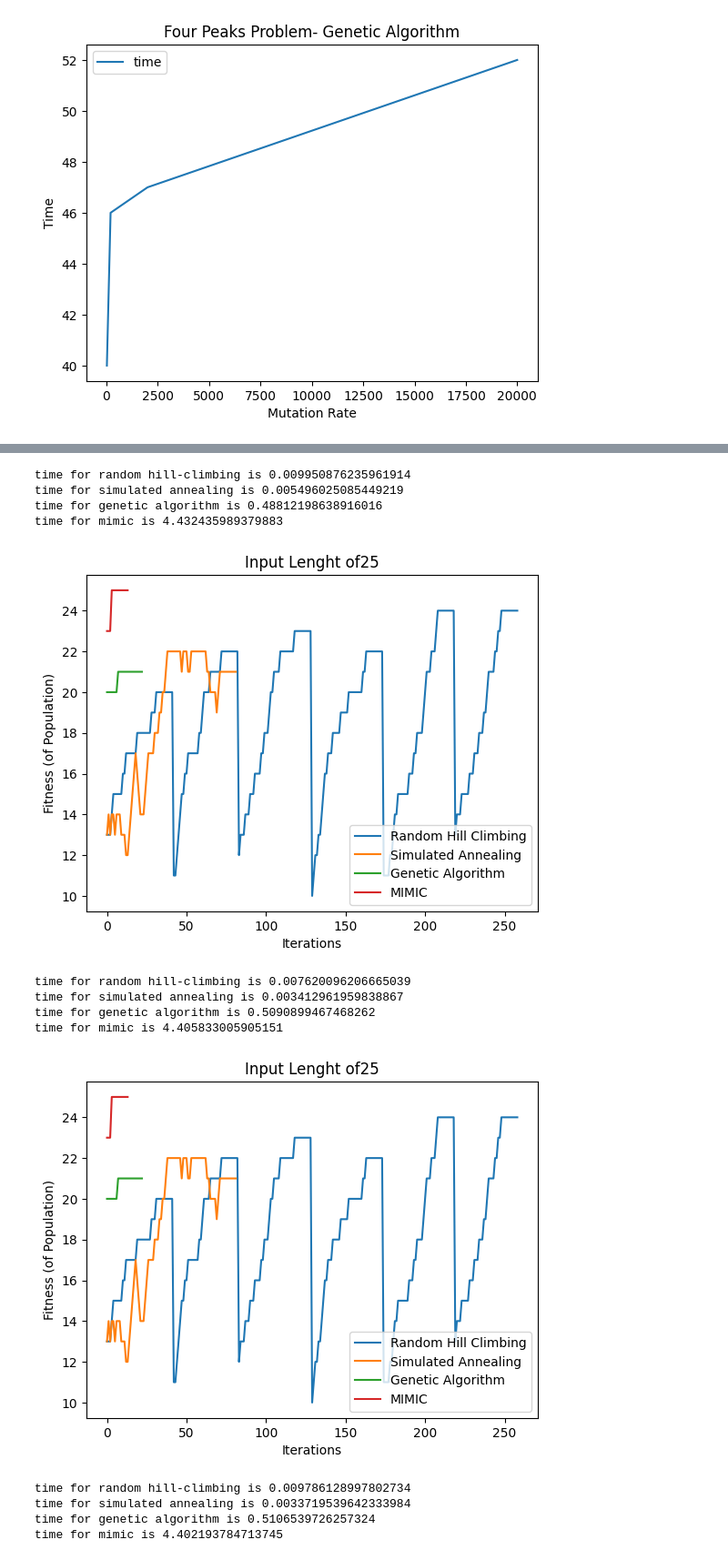
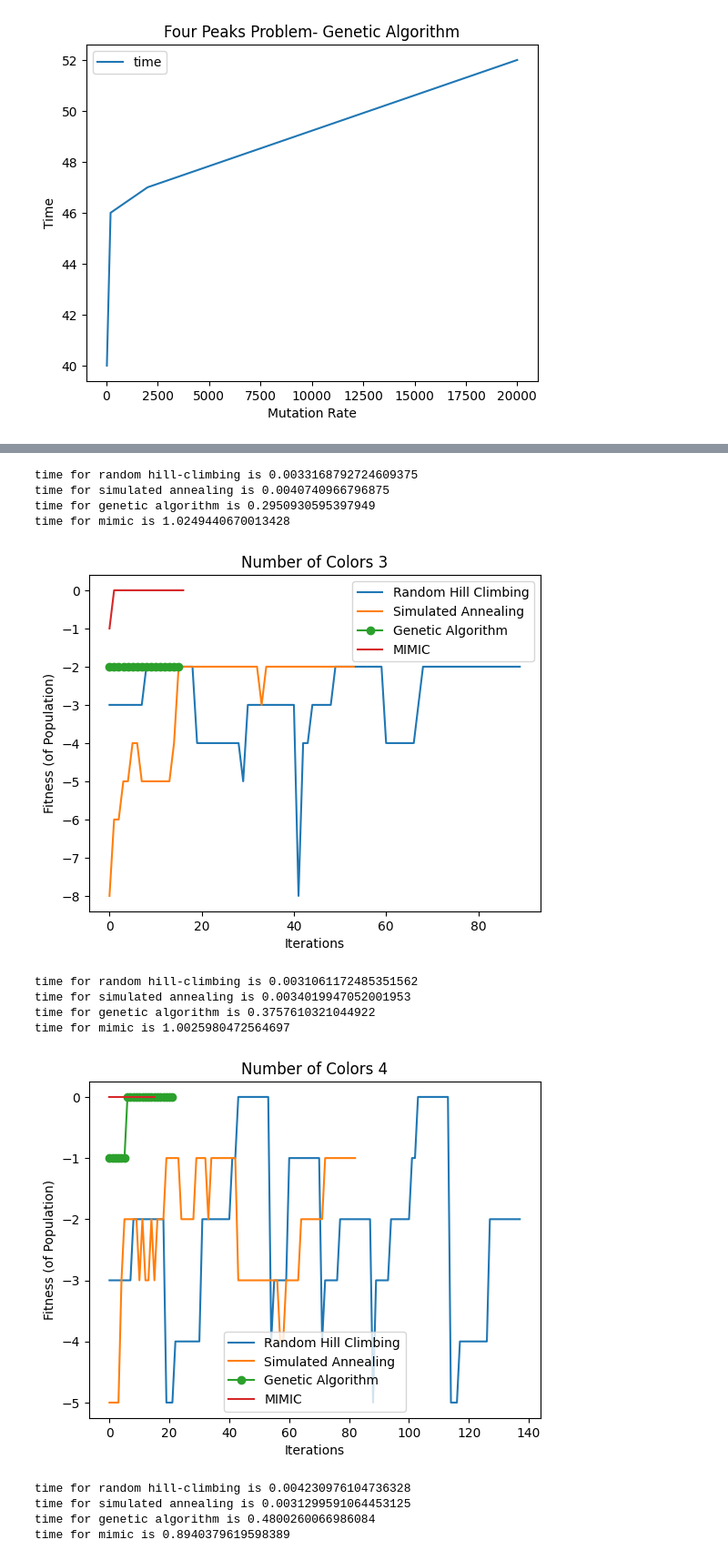
Before and after one commit to staceywies/Nothing-to-see-here, a Jupyter notebook: Randomized Optimization/4RandomSearchAlgs.ipynb, the cells around one changed output, grey strips where cells are left out. Shown at 91% size. Cells and saved outputs as stored; diff of their text form; code cells hidden in the pictures.

```diff
--- a/Randomized Optimization/4RandomSearchAlgs.ipynb
+++ b/Randomized Optimization/4RandomSearchAlgs.ipynb
@@ -31,11 +31,11 @@ for optprob in [optprob1, optprob2, optprob3]:
     time0=time.time()
     [beststaterhc, bestfitrhc, rhccurve]= mlrose.random_hill_climb(optprob, restarts=5, curve=True, random_state=215)
     time1=time.time()
-    [beststatesa, bestfitsa, sacurve]=mlrose.simulated_annealing(optprob, curve=True, random_state=211)
+    [beststatesa, bestfitsa, sacurve]=mlrose.simulated_annealing(optprob, curve=True, random_state=211, max_attempts=optprob.length)
     time2=time.time()
-    [beststatega, bestfitga, gacurve]=mlrose.genetic_alg(optprob, mutation_prob= 0.15, max_attempts= 15, curve=True, random_state=212) #max_attempts= 15,
+    [beststatega, bestfitga, gacurve]=mlrose.genetic_alg(optprob, mutation_prob= 0.1, max_attempts= 15, curve=True, random_state=212) #max_attempts= 15,
     time3=time.time()
-    [beststatemimic, bestfitmimic, mimiccurve]=mlrose.mimic(optprob,  curve=True, random_state=212) #max_attempts=15,
+    [beststatemimic, bestfitmimic, mimiccurve]=mlrose.mimic(optprob,  curve=True, random_state=212, max_attempts=15) #max_attempts=15,
     time4=time.time()
 
     #Graph it
@@ -155,7 +155,7 @@ for length in lengths:
     time1=time.time()
     [beststatesa, bestfitsa, sacurve]=mlrose.simulated_annealing(optprob, curve=True, random_state=211)
     time2=time.time()
-    [beststatega, bestfitga, gacurve]=mlrose.genetic_alg(optprob, mutation_prob= 0.1,  curve=True, max_attempts= 20,random_state=212) #max_attempts= 15,
+    [beststatega, bestfitga, gacurve]=mlrose.genetic_alg(optprob, mutation_prob= 0.1,  curve=True, max_attempts= length,random_state=212) #max_attempts= 15,
     time3=time.time()
     [beststatemimic, bestfitmimic, mimiccurve]=mlrose.mimic(optprob,  curve=True, random_state=212) #max_attempts=15,
     time4=time.time()
@@ -268,30 +266,33 @@ time for mimic is 16.491762161254883
 # %%
-#2- sum of the 1 values
-#iterate to keep it simple
-lengths=[1,5,10,20,30]
-for lenghth in lengths:
-    fitness_fn2= mlrose.OneMax()
-    optprob= mlrose.DiscreteOpt(length,fitness_fn2)
+#MIMIC
+#3- maxKcolor
+length3=10
+edges= [(0,1), (1,2), (2,3), (3,4), (4,5), (5,6), (6,7), (7,0), (0,8), (8,1), (8,2), (8,5), (8,6), (8,7), (9, 2), (9,3), (9,4), (9,5)]
+fitness_fn3= mlrose.MaxKColor(edges)
+optprob=mlrose.DiscreteOpt(length3,fitness_fn3, maximize=False, max_val=2)
+max_vals=[2,3,4]
+for val in max_vals:
+    optprob=mlrose.DiscreteOpt(length3,fitness_fn3, maximize=False, max_val=val)
     time0=time.time()
     [beststaterhc, bestfitrhc, rhccurve]= mlrose.random_hill_climb(optprob, restarts=5, curve=True, random_state=215)
     time1=time.time()
     [beststatesa, bestfitsa, sacurve]=mlrose.simulated_annealing(optprob, curve=True, random_state=211)
     time2=time.time()
-    [beststatega, bestfitga, gacurve]=mlrose.genetic_alg(optprob, mutation_prob= 0.15, max_attempts= 15, curve=True, random_state=212) #max_attempts= 15,
+    [beststatega, bestfitga, gacurve]=mlrose.genetic_alg(optprob, pop_size= pop, mutation_prob= 0.1, max_attempts= 15, curve=True, random_state=212) #max_attempts= 15,
     time3=time.time()
-    [beststatemimic, bestfitmimic, mimiccurve]=mlrose.mimic(optprob,  curve=True, random_state=212) #max_attempts=15,
+    [beststatemimic, bestfitmimic, mimiccurve]=mlrose.mimic(optprob, pop_size= pop, curve=True, max_attempts= 15, random_state=212) #max_attempts=15,
     time4=time.time()
 
     #Graph it
     import matplotlib.pyplot as plt
     plt.plot(rhccurve)
     plt.plot(sacurve)
-    plt.plot(gacurve)
+    plt.plot(gacurve, '-o')
     plt.plot(mimiccurve)
     plt.legend(["Random Hill Climbing", "Simulated Annealing", "Genetic Algorithm", "MIMIC"])
     plt.xlabel("Iterations")
     plt.ylabel("Fitness (of Population)")
-    plt.title("Input Length of" + str(length))
+    plt.title("Number of Colors " + str(val))
     plt.show()
 
     #Time performance
@@ -309,14 +310,14 @@ for lenghth in lengths:
-time for random hill-climbing is 0.009950876235961914
-time for simulated annealing is 0.005496025085449219
-time for genetic algorithm is 0.48812198638916016
-time for mimic is 4.432435989379883
+time for random hill-climbing is 0.0033168792724609375
+time for simulated annealing is 0.0040740966796875
+time for genetic algorithm is 0.2950930595397949
+time for mimic is 1.0249440670013428
-[figure, old version]
+[figure, new version]
-time for random hill-climbing is 0.007620096206665039
-time for simulated annealing is 0.003412961959838867
-time for genetic algorithm is 0.5090899467468262
-time for mimic is 4.405833005905151
+time for random hill-climbing is 0.0031061172485351562
+time for simulated annealing is 0.0034019947052001953
+time for genetic algorithm is 0.3757610321044922
+time for mimic is 1.0025980472564697
-[figure, old version]
+[figure, new version]
-time for random hill-climbing is 0.009786128997802734
-time for simulated annealing is 0.0033719539642333984
-time for genetic algorithm is 0.5106539726257324
-time for mimic is 4.402193784713745
+time for random hill-climbing is 0.004230976104736328
+time for simulated annealing is 0.0031299591064453125
+time for genetic algorithm is 0.4800260066986084
+time for mimic is 0.8940379619598389
```
Also changed, not shown: parts of 7 cells of this notebook, 4 other files.
